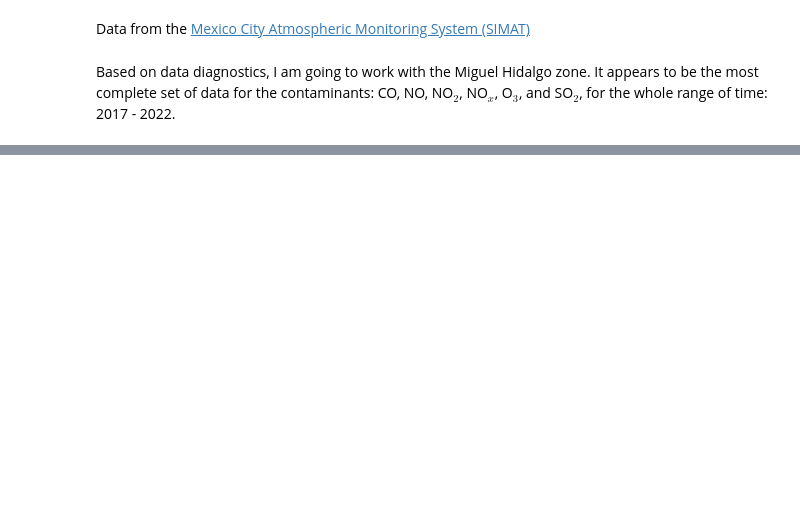
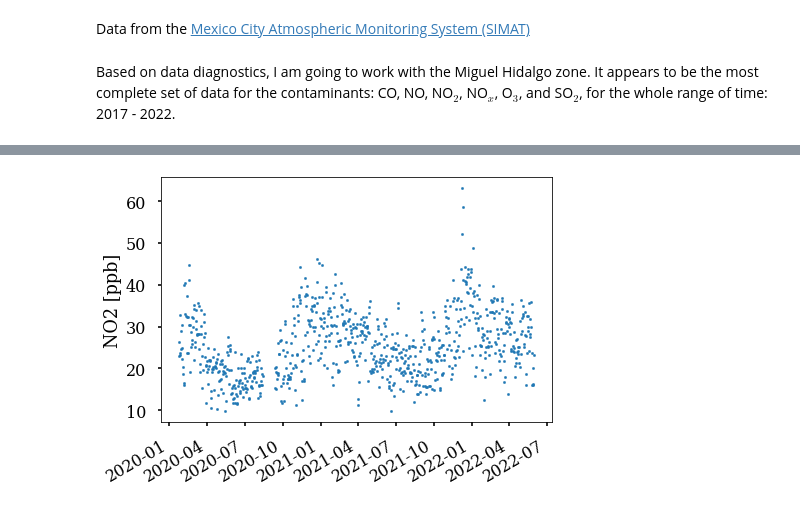
Before and after one commit to Chinnasf/Air-Quality-in-Mexico-City, a Jupyter notebook: Bayesian_Stats_project/data_CDMX.ipynb, the cells around one changed output, grey strips where cells are left out. Drawn from its saved outputs; the diff is of its cells as text; code cells hidden in the pictures; blank space fills up the shorter version.

```diff
--- a/Bayesian_Stats_project/data_CDMX.ipynb
+++ b/Bayesian_Stats_project/data_CDMX.ipynb
@@ -59,0 +78,7 @@ DF = [DF_whole[i] for i in (list(range(5))+[len(DF_whole)-1])]
+# %%
+plt.figure(figsize=(7,5))
+plt.scatter(df_pos.index, df_pos[contaminants[cc]], s=5)
+plt.gcf().autofmt_xdate()
+plt.ylabel(contaminants[cc]);
+# %% [output]
+[figure, added]
```
Also changed, not shown: parts of 5 cells of this notebook.
